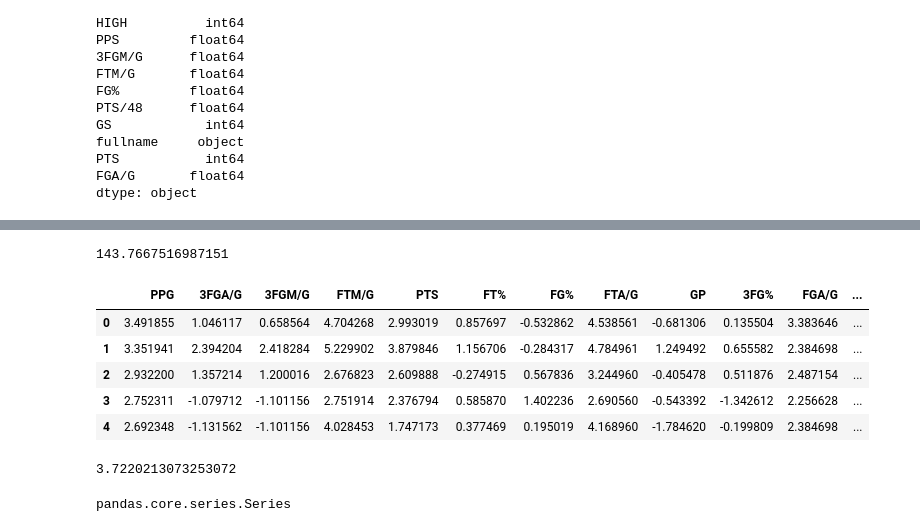
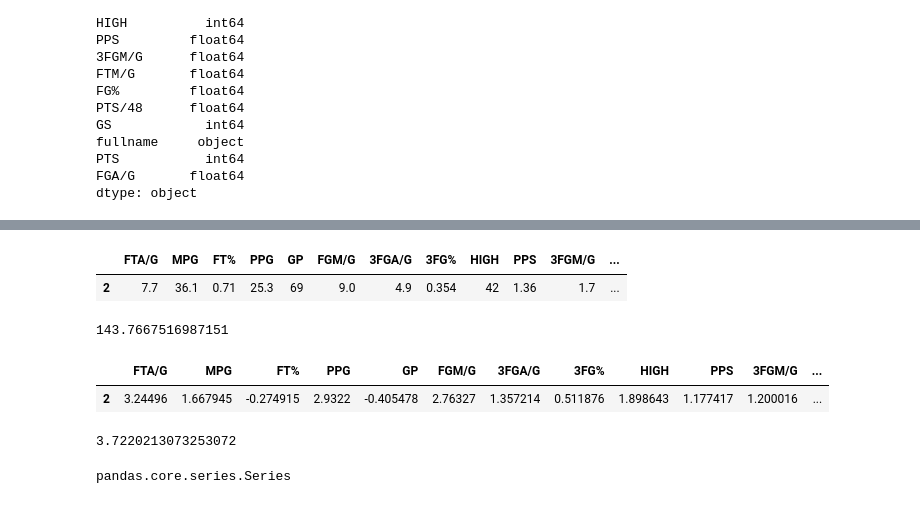
Before and after one commit to biychen/machine-learning-training-exercise, a Jupyter notebook: exercise/ex02-nba-player-knn/knn.ipynb, the cells around one changed output, grey strips where cells are left out. Drawn from its saved outputs; the diff is of its cells as text; code cells hidden in the pictures.

```diff
--- a/exercise/ex02-nba-player-knn/knn.ipynb
+++ b/exercise/ex02-nba-player-knn/knn.ipynb
@@ -78,3 +56,11 @@ distance_columns
+# %%
+distance_excluded_columns = ['fullname',]
+distance_stat = players.drop(distance_excluded_columns, axis='columns')
+james = distance_stat[players.fullname == 'James, LeBron']
+james
+# %% [output]
+|  | FTA/G | MPG | FT% | PPG | GP | FGM/G | 3FGA/G | 3FG% | HIGH | PPS | 3FGM/G | ... |
+| 2 | 7.7 | 36.1 | 0.71 | 25.3 | 69 | 9.0 | 4.9 | 0.354 | 42 | 1.36 | 1.7 | ... |
 # %%
 def euclidean_distance(row1, row2, columns):
     """
@@ -88,19 +74,15 @@ euclidean_distance(players.iloc[0], james, distance_columns)
 # %% [output]
 143.7667516987151
 # %%
-distance_stat = players[distance_columns]
+# distance_stat = players[distance_columns]
 normalized_stat = (distance_stat - distance_stat.mean()) / distance_stat.std()
-normalized_stat.head()
+james = normalized_stat[players.fullname == 'James, LeBron']
+james
 # %% [output]
-|  | PPG | 3FGA/G | 3FGM/G | FTM/G | PTS | FT% | FG% | FTA/G | GP | 3FG% | FGA/G | ... |
-| 0 | 3.491855 | 1.046117 | 0.658564 | 4.704268 | 2.993019 | 0.857697 | -0.532862 | 4.538561 | -0.681306 | 0.135504 | 3.383646 | ... |
-| 1 | 3.351941 | 2.394204 | 2.418284 | 5.229902 | 3.879846 | 1.156706 | -0.284317 | 4.784961 | 1.249492 | 0.655582 | 2.384698 | ... |
-| 2 | 2.932200 | 1.357214 | 1.200016 | 2.676823 | 2.609888 | -0.274915 | 0.567836 | 3.244960 | -0.405478 | 0.511876 | 2.487154 | ... |
-| 3 | 2.752311 | -1.079712 | -1.101156 | 2.751914 | 2.376794 | 0.585870 | 1.402236 | 2.690560 | -0.543392 | -1.342612 | 2.256628 | ... |
-| 4 | 2.692348 | -1.131562 | -1.101156 | 4.028453 | 1.747173 | 0.377469 | 0.195019 | 4.168960 | -1.784620 | -0.199809 | 2.384698 | ... |
+|  | FTA/G | MPG | FT% | PPG | GP | FGM/G | 3FGA/G | 3FG% | HIGH | PPS | 3FGM/G | ... |
+| 2 | 3.24496 | 1.667945 | -0.274915 | 2.9322 | -0.405478 | 2.76327 | 1.357214 | 0.511876 | 1.898643 | 1.177417 | 1.200016 | ... |
-# %%
-james = normalized_stat[players.fullname == 'James, LeBron']
-euclidean_distance(normalized_stat.iloc[0], james, distance_columns)
-# %% [output]
-3.7220213073253072
+# %%
+euclidean_distance(normalized_stat.iloc[0], james, james.columns)
+# %% [output]
+3.7220213073253072
 # %%
```
Also changed, not shown: parts of 3 cells of this notebook, 2 other files.
